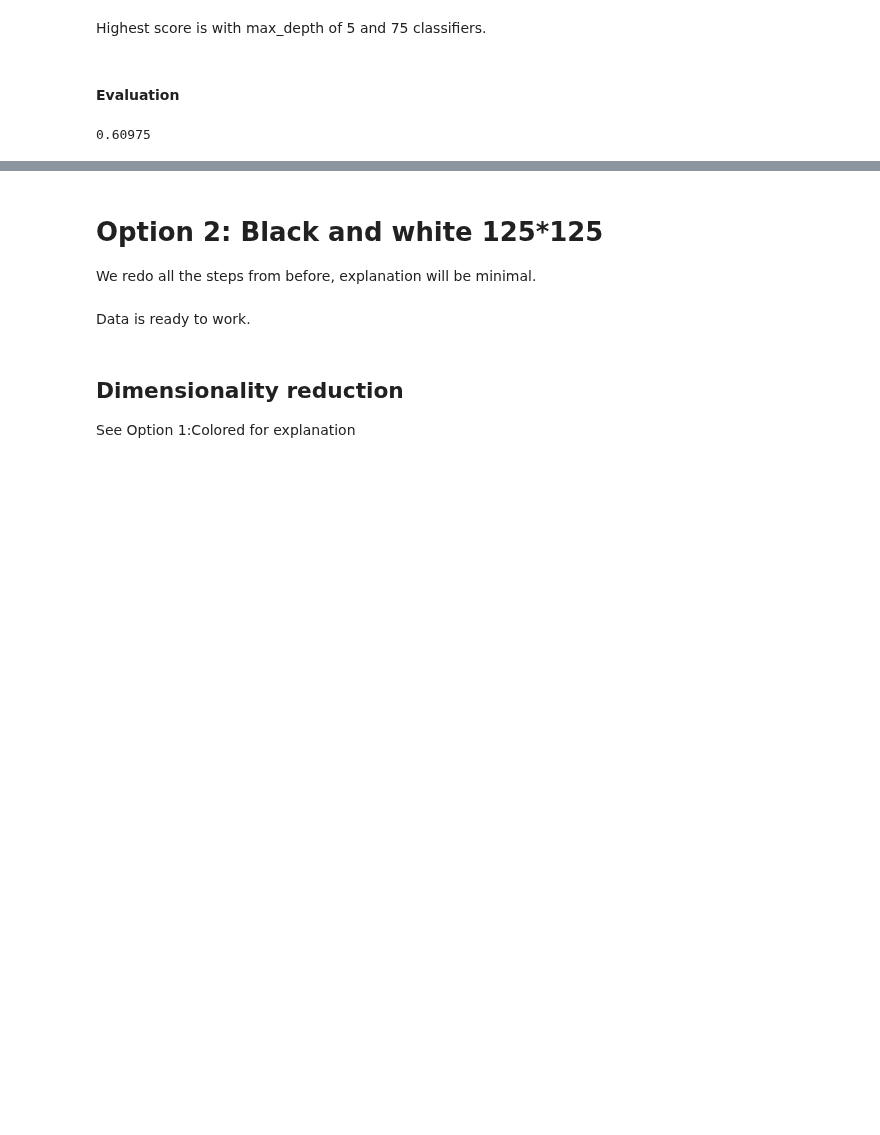
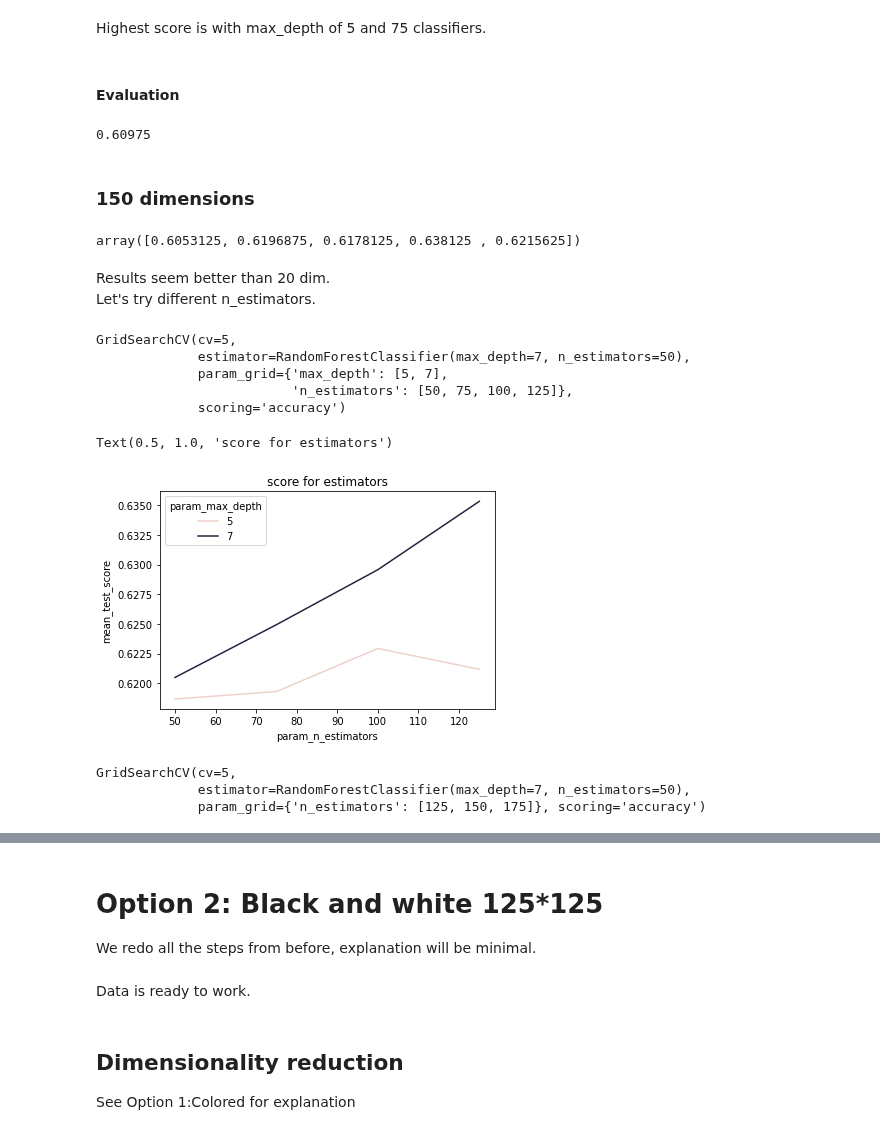
Before and after one commit to oridarshan/data-visualization-project, a Jupyter notebook: Cats_vs_Dogs.ipynb, the cells around one changed output, grey strips where cells are left out. Drawn from its saved outputs; the diff is of its cells as text; code cells hidden in the pictures; blank space fills up the shorter version.

Commit message:
CvD color 150 dim random forest

```diff
--- a/Cats_vs_Dogs.ipynb
+++ b/Cats_vs_Dogs.ipynb
@@ -340,3 +340,37 @@ rfc=grid.best_estimator_
 rfc.score(X_val_20,y_val)
 # %% [output]
 0.60975
+# %% [markdown]
+### 150 dimensions
+# %%
+rfc=RandomForestClassifier(n_estimators=50,max_depth=7)
+cvs=cross_val_score(rfc,X_train_150,y_train,cv=5,scoring='accuracy')
+cvs
+# %% [output]
+array([0.6053125, 0.6196875, 0.6178125, 0.638125 , 0.6215625])
+# %% [markdown]
+Results seem better than 20 dim.
+Let's try different n_estimators.
+# %%
+grid=GridSearchCV(rfc,{'n_estimators':[50,75,100,125],'max_depth':[5,7]},cv=5,scoring='accuracy')
+grid.fit(X_train_150,y_train)
+# %% [output]
+GridSearchCV(cv=5,
+             estimator=RandomForestClassifier(max_depth=7, n_estimators=50),
+             param_grid={'max_depth': [5, 7],
+                         'n_estimators': [50, 75, 100, 125]},
+             scoring='accuracy')
+# %%
+cv_res=pd.DataFrame(grid.cv_results_)
+sns.lineplot(data=cv_res,y='mean_test_score',x='param_n_estimators',legend=True,hue='param_max_depth')
+plt.title('score for estimators')
+# %% [output]
+Text(0.5, 1.0, 'score for estimators')
+[figure, added]
+# %%
+grid=GridSearchCV(rfc,{'n_estimators':[125,150,175]},cv=5,scoring='accuracy')
+grid.fit(X_train_150,y_train)
+# %% [output]
+GridSearchCV(cv=5,
+             estimator=RandomForestClassifier(max_depth=7, n_estimators=50),
+             param_grid={'n_estimators': [125, 150, 175]}, scoring='accuracy')
```
Also changed, not shown: parts of 7 cells of this notebook.
